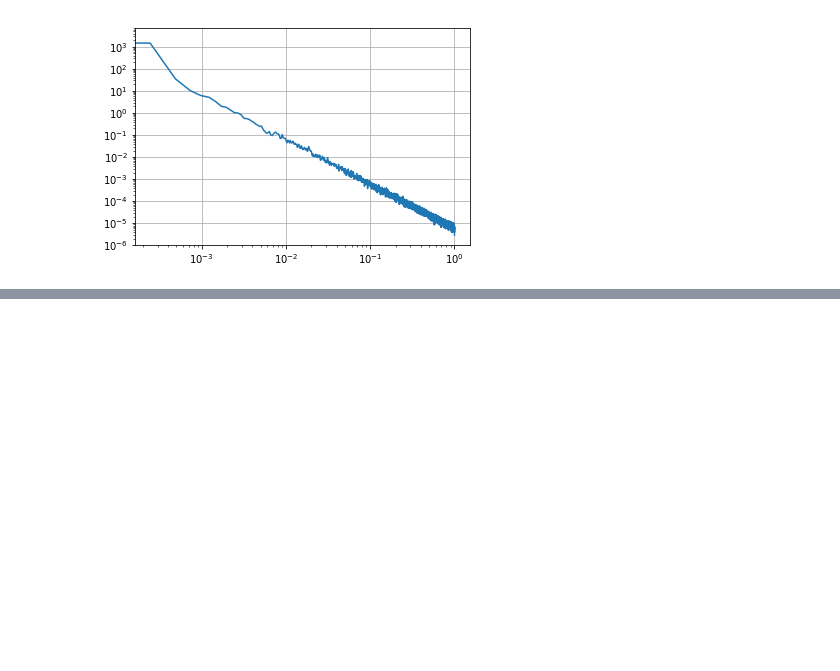
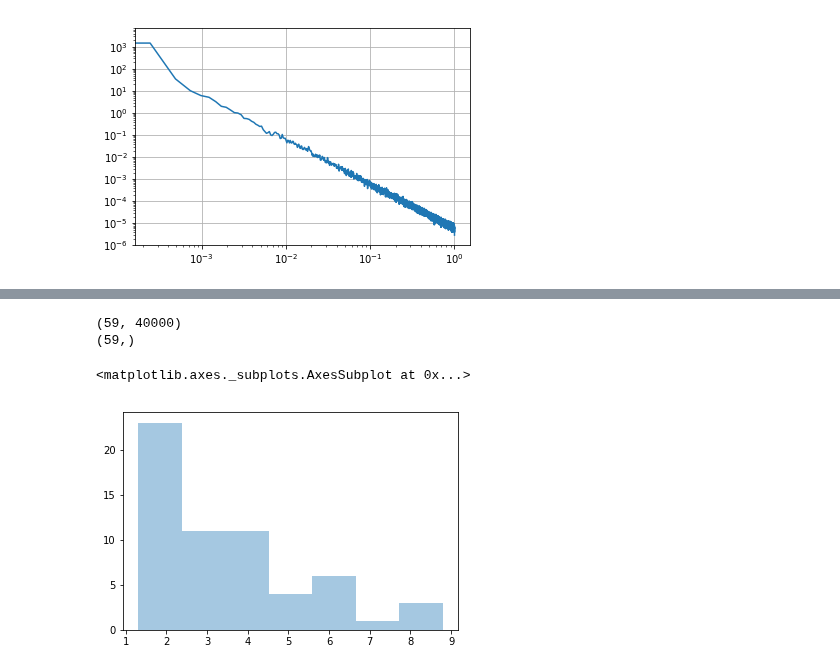
Before and after one commit to adam2392/tng_tvb, a Jupyter notebook: Test Noise Post Processing.ipynb, the cells around one changed output, grey strips where cells are left out. Drawn from its saved outputs; the diff is of its cells as text; code cells hidden in the pictures; blank space fills up the shorter version.

```diff
--- a/Test Noise Post Processing.ipynb
+++ b/Test Noise Post Processing.ipynb
@@ -98,0 +139,12 @@ plt.show()
+# %%
+print(seegts.shape)
+# sns.distplot(seegts.ravel(), kde=False)
+
+avg = np.mean(np.abs(seegts), axis=1).ravel()
+print(avg.shape)
+sns.distplot(avg, kde=False)
+# %% [output]
+(59, 40000)
+(59,)
+<matplotlib.axes._subplots.AxesSubplot at 0x...>
+[figure, added]
```
Also changed, not shown: parts of 6 cells of this notebook, 1 other file.
